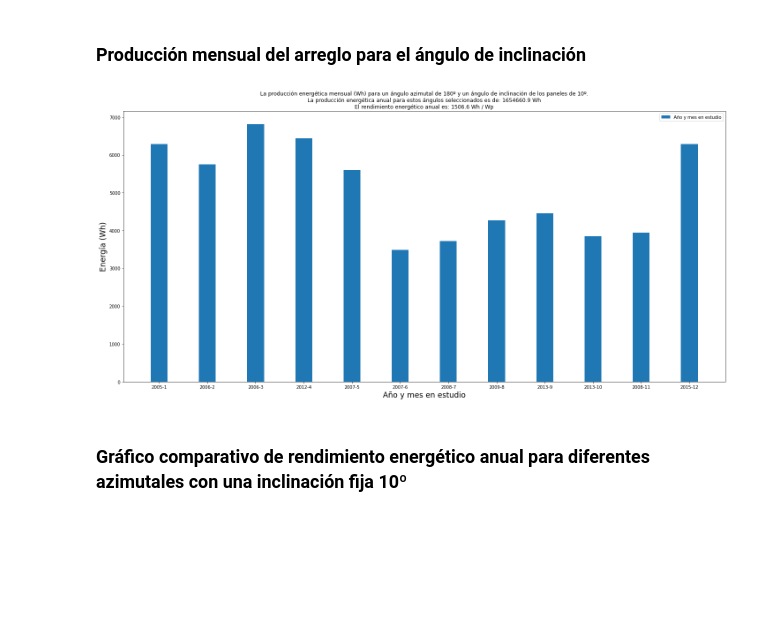
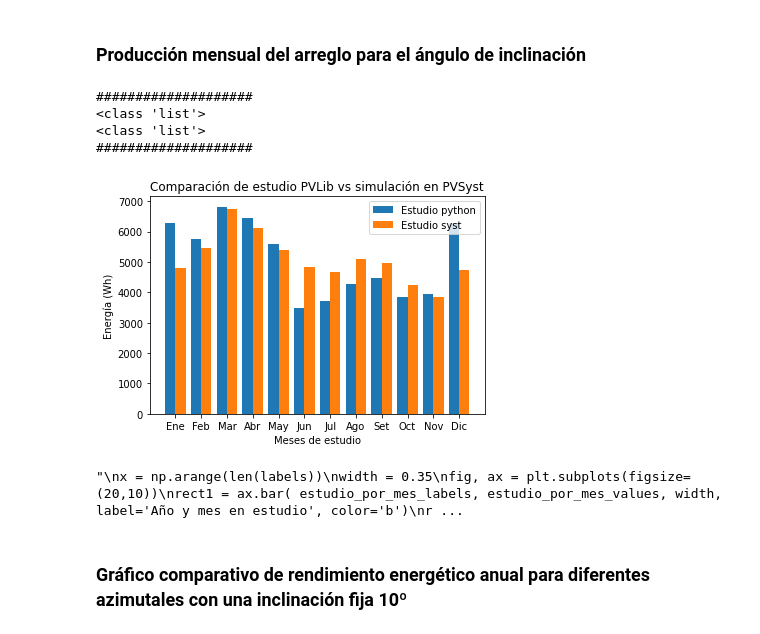
Before and after one commit to MGonzalez506/Dimensionamiento_PV, a Jupyter notebook: Comparativa_PVLib_y_PVSyst.ipynb, the cells around one changed output. Cells and saved outputs as stored; diff of their text form; code cells hidden in the pictures; blank space fills up the shorter version.

```diff
--- a/Comparativa_PVLib_y_PVSyst.ipynb
+++ b/Comparativa_PVLib_y_PVSyst.ipynb
@@ -240,39 +240,67 @@ plt.show()
 # %%
 #print(last_ac.keys())
 estudio_por_mes = {}
+reference_incident_energy_pvsyst = [4790, 5460, 6740, 6120, 5380, 4840, 4670, 5090, 4970, 4240, 3840, 4740]
 for i in selected_months:
   this_year = i['year']
   this_month = i['month']
   mes = str(this_year) + '-' + str(this_month) + '-01'
   x = selected_data.loc[mes:mes]
   sumatoria = x.sum()
   estudio_por_mes[mes[:-3]] = float(sumatoria)
 
+labels = ['Ene', 'Feb', 'Mar', 'Abr', 'May', 'Jun', 'Jul', 'Ago', 'Set', 'Oct', 'Nov', 'Dic']
 potencia_maxima_del_panel = module['Impo'] * module['Vmpo'] * string_config
 #for month_energy in estudio_por_mes: print(estudio_por_mes[month_energy]/potencia_maxima_del_panel)
 estudio_por_mes = pd.Series(estudio_por_mes)
 estudio_por_mes_labels = list(estudio_por_mes.keys())
 estudio_por_mes_values = list(estudio_por_mes)
+
+#Crear una serie de Pandas basado en los datos obtenidos de PVSyst
+reference_incident_energy_pvsyst = pd.Series(reference_incident_energy_pvsyst)
+reference_incident_energy_pvsyst_values = list(reference_incident_energy_pvsyst)
 #print(selected_data_annual_energy)
 
-labels = ['Ene', 'Feb', 'Mar', 'Abr', 'May', 'Jun', 'Jul', 'Ago', 'Set', 'Oct', 'Nov', 'Dic']
-#labels = estudio_por_mes.keys()
+print("####################")
+print(type(estudio_por_mes_values))
+print(type(reference_incident_energy_pvsyst_values))
+print("####################")
+
+X_axis = np.arange(len(labels))
+plt.bar(X_axis - 0.2, estudio_por_mes_values, 0.4, label = 'Estudio python')
+plt.bar(X_axis + 0.2, reference_incident_energy_pvsyst_values, 0.4, label = 'Estudio syst')
+
+plt.xticks(X_axis, labels)
+plt.xlabel("Meses de estudio")
+plt.ylabel("Energía (Wh)")
+plt.title("Comparación de estudio PVLib vs simulación en PVSyst")
+plt.legend()
+plt.show()
+
+
+"""
 x = np.arange(len(labels))
 width = 0.35
-
 fig, ax = plt.subplots(figsize=(20,10))
-rect1 = ax.bar(estudio_por_mes_labels, estudio_por_mes_values, width, label='Año y mes en estudio')
+rect1 = ax.bar( estudio_por_mes_labels, estudio_por_mes_values, width, label='Año y mes en estudio', color='b')
+rect2 = ax.bar( estudio_por_mes_labels, reference_incident_energy_pvsyst_values, width, label='Data de PVSyst', color='r')
 
 ax.set_xlabel('Año y mes en estudio', fontsize='xx-large')
 ax.set_ylabel('Energía (Wh)', fontsize='xx-large')
 ax.set_title('La producción energética mensual (Wh) para un ángulo azimutal de ' + str(selected_azimuth_angle) + 'º y un ángulo de inclinación de los paneles de ' + str(selected_tilt_angle) + 'º.\nLa producción energética anual para estos ángulos seleccionados es de: ' + str(selected_data_annual_energy.round(1)) + ' Wh\nEl rendimiento energético anual es: ' + str((selected_data_annual_energy/potencia_maxima_del_panel).round(1)) + ' Wh / Wp')
 #ax.set_xticks(estudio_por_mes_values, estudio_por_mes_labels)
 ax.legend()
 #ax.bar_label(rect1, paadding=3)
 fig.tight_layout()
 plt.show()
+"""
 # %% [output]
+####################
+<class 'list'>
+<class 'list'>
+####################
-[figure, old version]
+[figure, new version]
+"\nx = np.arange(len(labels))\nwidth = 0.35\nfig, ax = plt.subplots(figsize=(20,10))\nrect1 = ax.bar( estudio_por_mes_labels, estudio_por_mes_values, width, label='Año y mes en estudio', color='b')\nr ...
 # %% [markdown]
 ### Gráfico comparativo de rendimiento energético anual para diferentes azimutales con una inclinación fija 10º
 # %%
```
Also changed, not shown: parts of 1 cell of this notebook.
